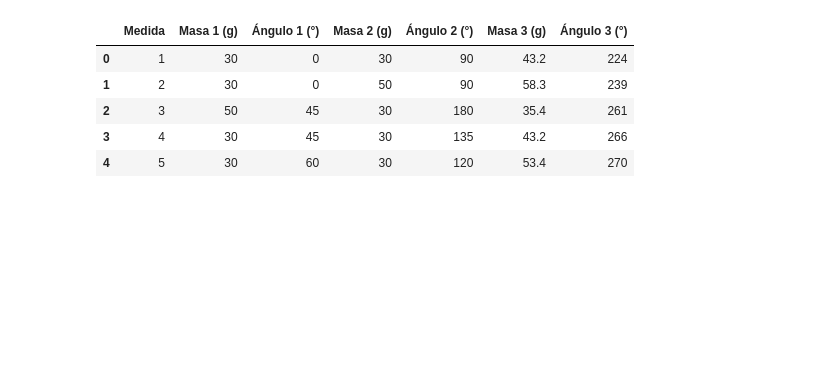
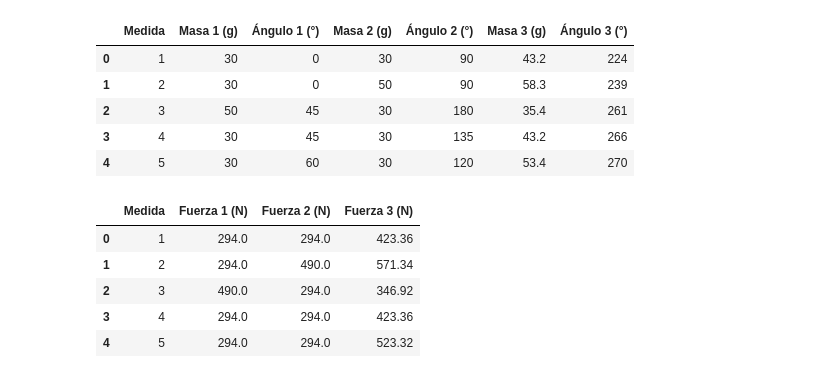
Before and after one commit to Juaan00/Laboratorios_mecanica_FEM, a Jupyter notebook: masas/masas_primera_ley.ipynb, the cells around one changed output. Saved outputs shown, nothing was run; the diff lists cells and outputs as text; code cells hidden in the pictures; blank space fills up the shorter version.

```diff
--- a/masas/masas_primera_ley.ipynb
+++ b/masas/masas_primera_ley.ipynb
@@ -23,0 +34,10 @@ tabla
+# %%
+tabla_fuerza = pd.DataFrame({'Medida': ['1', '2', '3', '4', '5'], 'Fuerza 1 (N)': [f_1[0], f_2[0], f_3[0], f_4[0], f_5[0]], 'Fuerza 2 (N)': [f_1[1], f_2[1], f_3[1], f_4[1], f_5[1]], 'Fuerza 3 (N)': [f_1[2], f_2[2], f_3[2], f_4[2], f_5[2]]})
+tabla_fuerza
+# %% [output]
+|  | Medida | Fuerza 1 (N) | Fuerza 2 (N) | Fuerza 3 (N) |
+| 0 | 1 | 294.0 | 294.0 | 423.36 |
+| 1 | 2 | 294.0 | 490.0 | 571.34 |
+| 2 | 3 | 490.0 | 294.0 | 346.92 |
+| 3 | 4 | 294.0 | 294.0 | 423.36 |
+| 4 | 5 | 294.0 | 294.0 | 523.32 |
```
Also changed, not shown: parts of 2 cells of this notebook.
